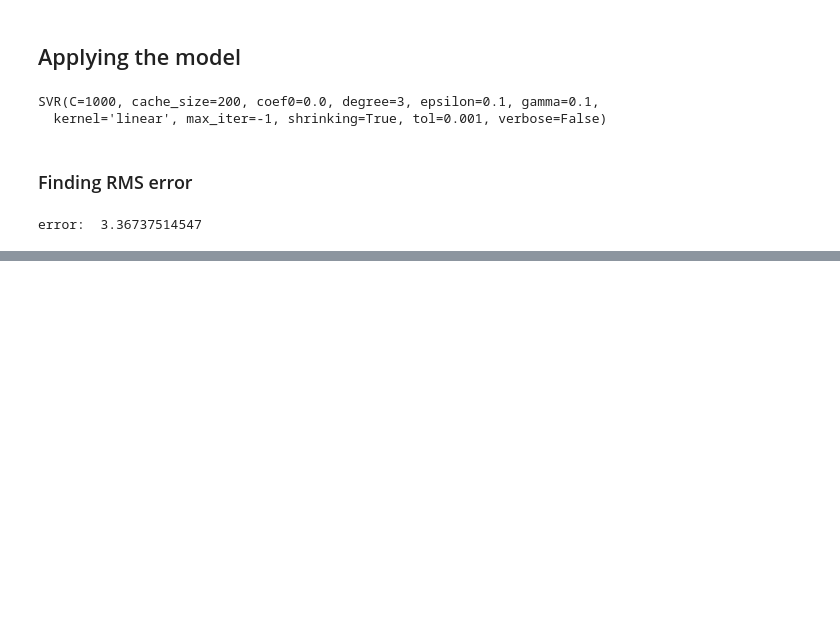
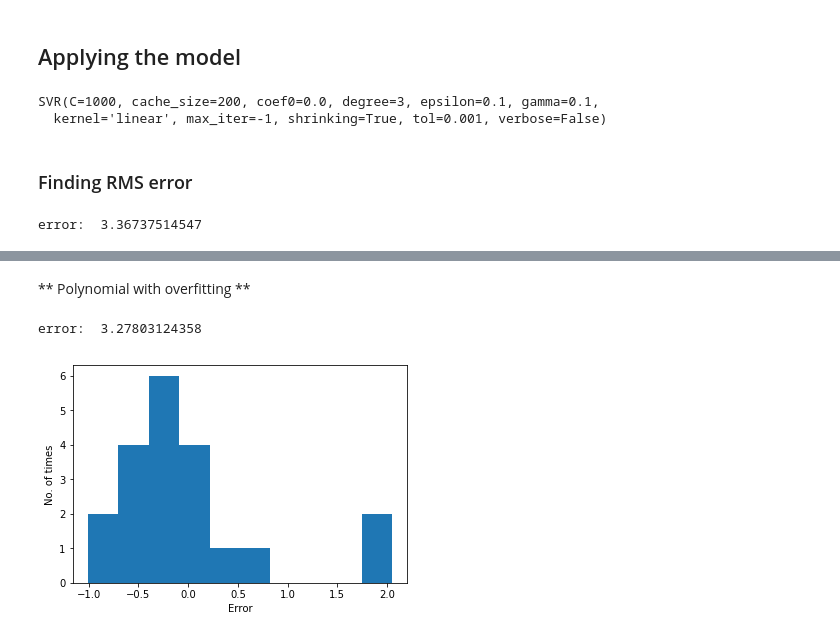
Before and after one commit to vipulbjj/kritsnam-technologies, a Jupyter notebook: svm regression.ipynb, the cells around one changed output, grey strips where cells are left out. Saved outputs shown, nothing was run; the diff lists cells and outputs as text; code cells hidden in the pictures; blank space fills up the shorter version.

```diff
--- a/svm regression.ipynb
+++ b/svm regression.ipynb
@@ -149,0 +180,16 @@ plt.hist(plot_error)
+# %% [markdown]
+** Polynomial with overfitting **
+# %%
+clf = svm.SVR(C=1000, kernel='poly', gamma=0.1)
+clf.fit(data, y_train_true)
+y_predicted = clf.predict(test_data)
+error = (np.sum((y_predicted - y_test_true)**2))**(1/2)
+print('error: ', error)
+plot_error = y_predicted - y_test_true
+plt.xlabel('Error')
+plt.ylabel('No. of times')
+plt.hist(plot_error)
+plt.show()
+# %% [output]
+error:  3.27803124358
+[figure, added]
```
Also changed, not shown: parts of 6 cells of this notebook.
